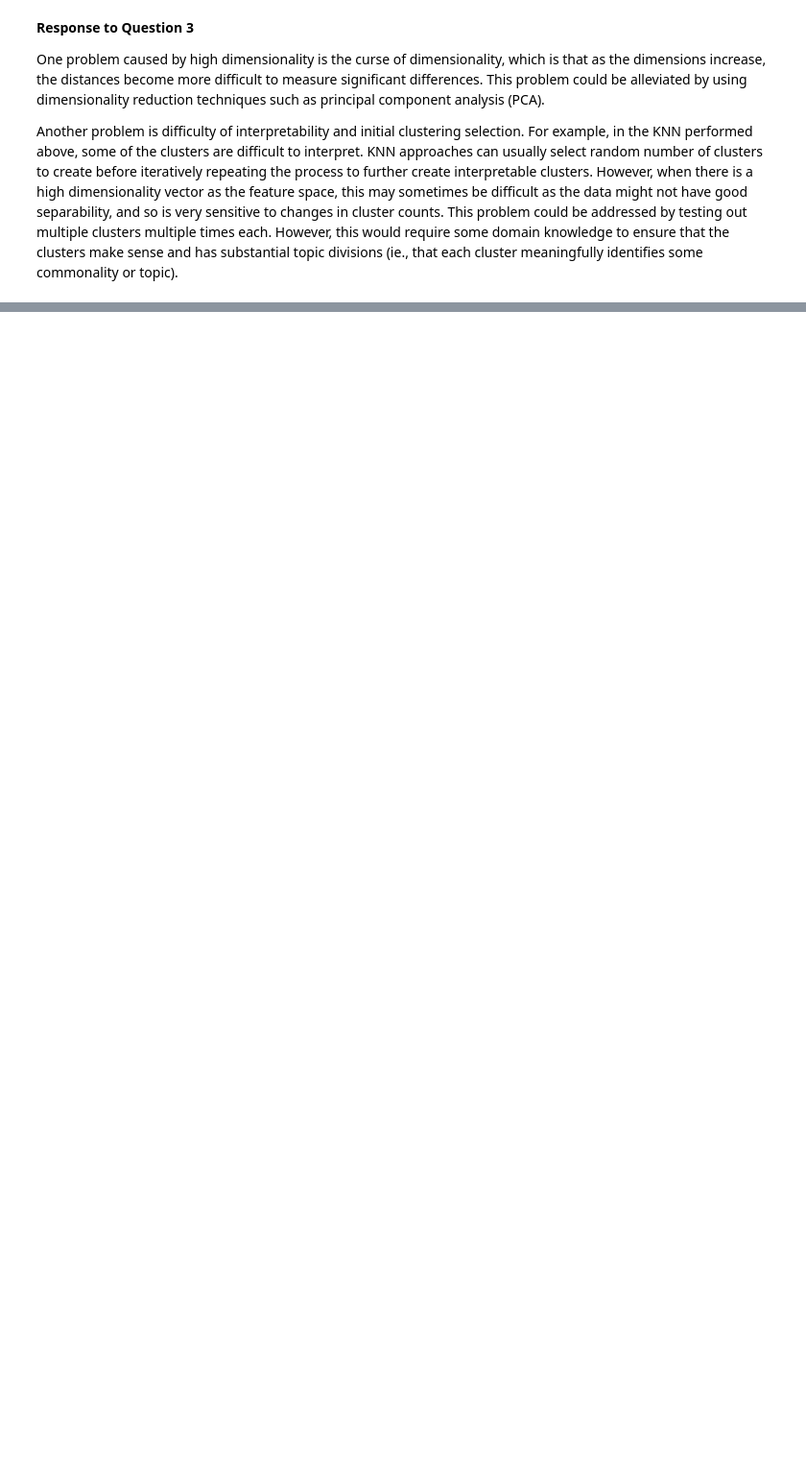
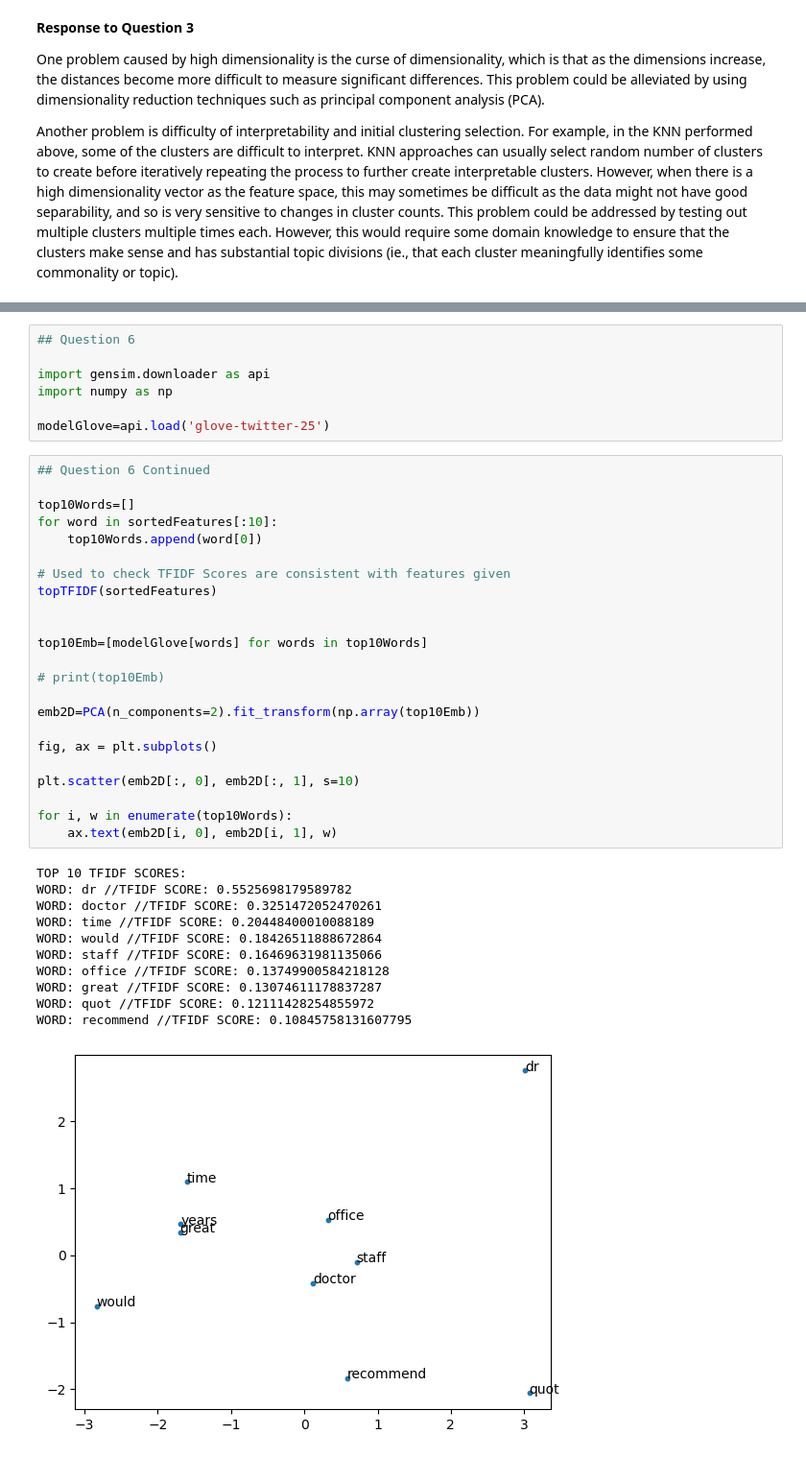
Before and after one commit to julehalim/assignment2BNLP4Health, a Jupyter notebook: NLP4Health_assignment2B_Halim.ipynb, the cells around one changed output, grey strips where cells are left out. Shown: that part at 96% size. Drawn from its saved outputs; the diff is of its cells as text; blank space fills up the shorter version.

```diff
--- a/NLP4Health_assignment2B_Halim.ipynb
+++ b/NLP4Health_assignment2B_Halim.ipynb
@@ -141,0 +256,42 @@ Another problem is difficulty of interpretability and initial clustering selecti
+# %%
+## Question 6
+
+import gensim.downloader as api
+import numpy as np
+
+modelGlove=api.load('glove-twitter-25')
+# %%
+## Question 6 Continued
+
+top10Words=[]
+for word in sortedFeatures[:10]:
+    top10Words.append(word[0])
+
+# Used to check TFIDF Scores are consistent with features given
+topTFIDF(sortedFeatures)
+
+
+top10Emb=[modelGlove[words] for words in top10Words]
+
+# print(top10Emb)
+
+emb2D=PCA(n_components=2).fit_transform(np.array(top10Emb))
+
+fig, ax = plt.subplots()
+
+plt.scatter(emb2D[:, 0], emb2D[:, 1], s=10)
+
+for i, w in enumerate(top10Words):
+    ax.text(emb2D[i, 0], emb2D[i, 1], w)
+# %% [output]
+TOP 10 TFIDF SCORES:
+WORD: dr //TFIDF SCORE: 0.5525698179589782
+WORD: doctor //TFIDF SCORE: 0.3251472052470261
+WORD: time //TFIDF SCORE: 0.20448400010088189
+WORD: would //TFIDF SCORE: 0.18426511888672864
+WORD: staff //TFIDF SCORE: 0.16469631981135066
+WORD: office //TFIDF SCORE: 0.13749900584218128
+WORD: great //TFIDF SCORE: 0.13074611178837287
+WORD: quot //TFIDF SCORE: 0.12111428254855972
+WORD: recommend //TFIDF SCORE: 0.10845758131607795
+[figure, added]
```
Also changed, not shown: parts of 13 cells of this notebook.
